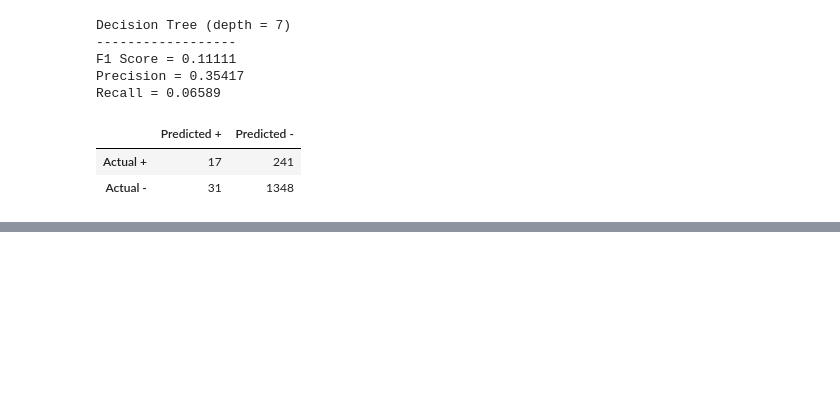
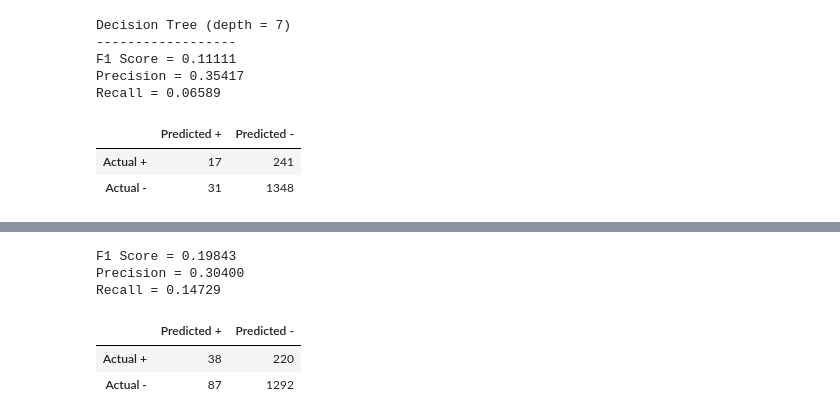
Before and after one commit to vingkan/foodinspectionforecasting, a Jupyter notebook: IIT/11_feature_selection.ipynb, the cells around one changed output, grey strips where cells are left out. Saved outputs shown, nothing was run; the diff lists cells and outputs as text; code cells hidden in the pictures; blank space fills up the shorter version.

````diff
--- a/IIT/11_feature_selection.ipynb
+++ b/IIT/11_feature_selection.ipynb
@@ -539,3 +539,15 @@ jupyter notebook --NotebookApp.iopub_data_rate_limit=10000000000
 ```
 
 ![Decision Tree, Depth = 7](figures/tree_height_7.png)
+# %%
+best_msl = 20
+tree_msl = DecisionTreeClassifier(min_samples_leaf=best_msl, random_state=0)
+tree_msl.fit(X_train, y_train)
+evaluate_model(y_test, tree_msl.predict(X_test))
+# %% [output]
+F1 Score = 0.19843
+Precision = 0.30400
+Recall = 0.14729
+|  | Predicted + | Predicted - |
+| Actual + | 38 | 220 |
+| Actual - | 87 | 1292 |
````
Also changed, not shown: parts of 6 cells of this notebook, 1 other file.
